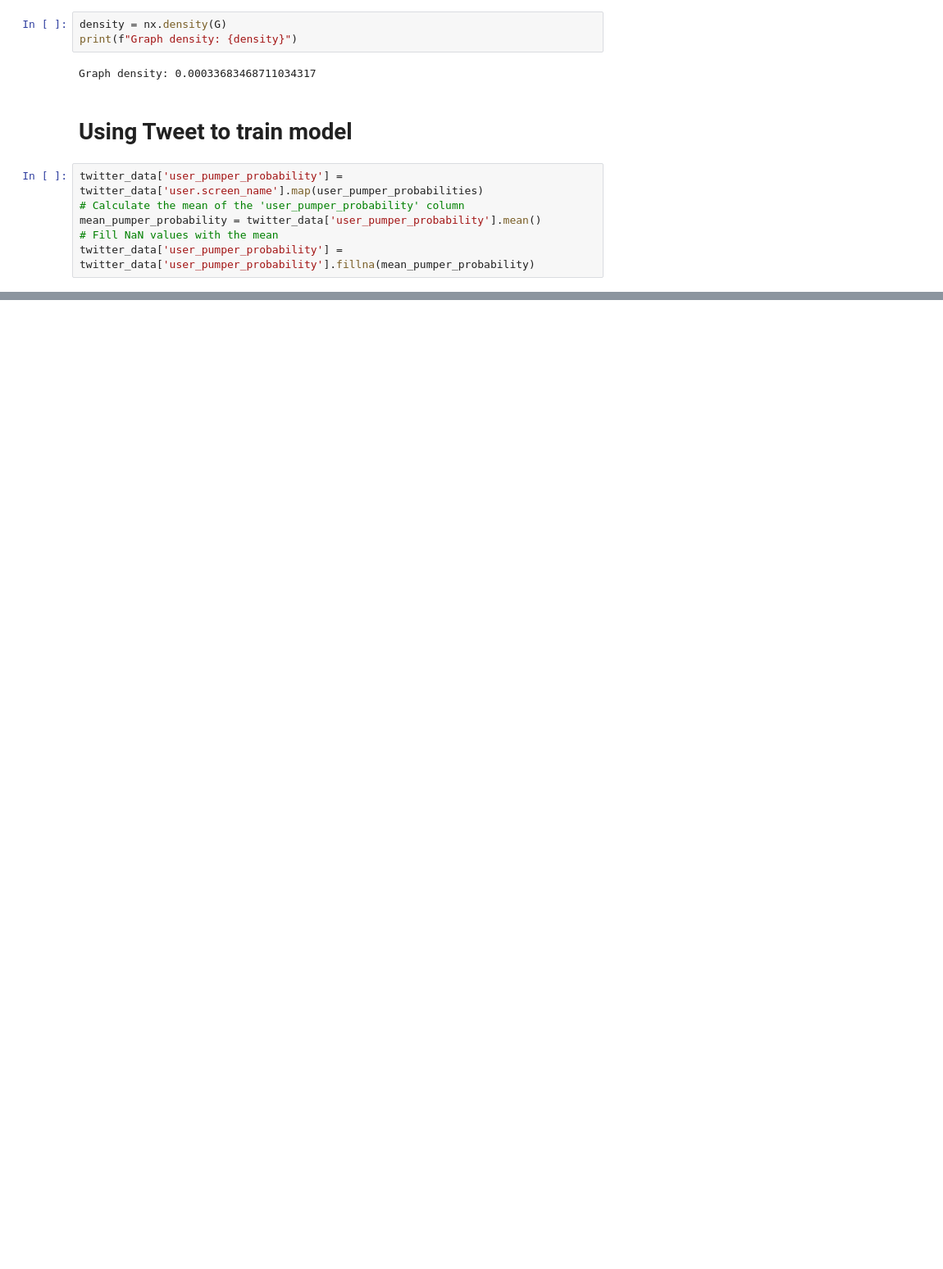
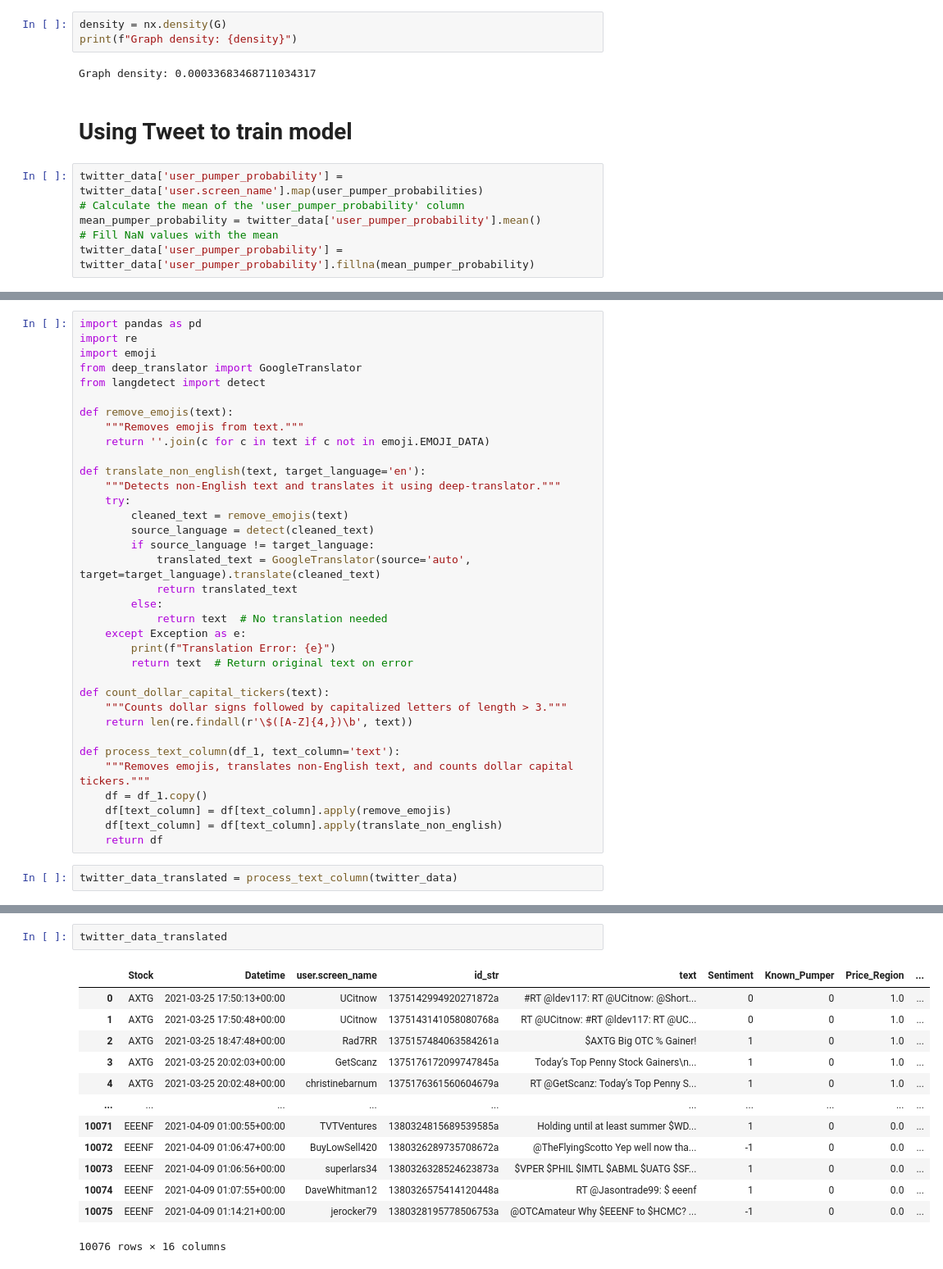
Before and after one commit to DominicCheongChengHung/DSA4263_StockTweets, a Jupyter notebook: New Approach/Creating_probabilistic_pumper.ipynb, the cells around one changed output, grey strips where cells are left out. Shown at 82% size. Drawn from its saved outputs; the diff is of its cells as text; blank space fills up the shorter version.

Commit message:
Translated tweets

```diff
--- a/New Approach/Creating_probabilistic_pumper.ipynb
+++ b/New Approach/Creating_probabilistic_pumper.ipynb
@@ -231,0 +343,37 @@ twitter_data.to_csv(r"C:\Users\limti\PycharmProjects\DSA4263_StockTweets\data\sc
+# %%
+import pandas as pd
+import re
+import emoji
+from deep_translator import GoogleTranslator
+from langdetect import detect
+
+def remove_emojis(text):
+    """Removes emojis from text."""
+    return ''.join(c for c in text if c not in emoji.EMOJI_DATA)
+
+def translate_non_english(text, target_language='en'):
+    """Detects non-English text and translates it using deep-translator."""
+    try:
+        cleaned_text = remove_emojis(text)
+        source_language = detect(cleaned_text)
+        if source_language != target_language:
+            translated_text = GoogleTranslator(source='auto', target=target_language).translate(cleaned_text)
+            return translated_text
+        else:
+            return text  # No translation needed
+    except Exception as e:
+        print(f"Translation Error: {e}")
+        return text  # Return original text on error
+
+def count_dollar_capital_tickers(text):
+    """Counts dollar signs followed by capitalized letters of length > 3."""
+    return len(re.findall(r'\$([A-Z]{4,})\b', text))
+
+def process_text_column(df_1, text_column='text'):
+    """Removes emojis, translates non-English text, and counts dollar capital tickers."""
+    df = df_1.copy()
+    df[text_column] = df[text_column].apply(remove_emojis)
+    df[text_column] = df[text_column].apply(translate_non_english)
+    return df
+# %%
+twitter_data_translated = process_text_column(twitter_data)
@@ -232,3 +389,19 @@ twitter_data.to_csv(r"C:\Users\limti\PycharmProjects\DSA4263_StockTweets\data\sc
+# %%
+twitter_data_translated
+# %% [output]
+|  | Stock | Datetime | user.screen_name | id_str | text | Sentiment | Known_Pumper | Price_Region | ... |
+| 0 | AXTG | 2021-03-25 17:50:13+00:00 | UCitnow | 1375142994920271872a | #RT @ldev117: RT @UCitnow: @Short... | 0 | 0 | 1.0 | ... |
+| 1 | AXTG | 2021-03-25 17:50:48+00:00 | UCitnow | 1375143141058080768a | RT @UCitnow: #RT @ldev117: RT @UC... | 0 | 0 | 1.0 | ... |
+| 2 | AXTG | 2021-03-25 18:47:48+00:00 | Rad7RR | 1375157484063584261a | $AXTG Big OTC % Gainer! | 1 | 0 | 1.0 | ... |
+| 3 | AXTG | 2021-03-25 20:02:03+00:00 | GetScanz | 1375176172099747845a | Today’s Top Penny Stock Gainers\n... | 1 | 0 | 1.0 | ... |
+| 4 | AXTG | 2021-03-25 20:02:48+00:00 | christinebarnum | 1375176361560604679a | RT @GetScanz: Today’s Top Penny S... | 1 | 0 | 1.0 | ... |
+| ... | ... | ... | ... | ... | ... | ... | ... | ... | ... |
+| 10071 | EEENF | 2021-04-09 01:00:55+00:00 | TVTVentures | 1380324815689539585a | Holding until at least summer $WD... | 1 | 0 | 0.0 | ... |
+| 10072 | EEENF | 2021-04-09 01:06:47+00:00 | BuyLowSell420 | 1380326289735708672a | @TheFlyingScotto Yep well now tha... | -1 | 0 | 0.0 | ... |
+| 10073 | EEENF | 2021-04-09 01:06:56+00:00 | superlars34 | 1380326328524623873a | $VPER $PHIL $IMTL $ABML $UATG $SF... | 1 | 0 | 0.0 | ... |
+| 10074 | EEENF | 2021-04-09 01:07:55+00:00 | DaveWhitman12 | 1380326575414120448a | RT @Jasontrade99: $ eeenf | 1 | 0 | 0.0 | ... |
+| 10075 | EEENF | 2021-04-09 01:14:21+00:00 | jerocker79 | 1380328195778506753a | @OTCAmateur Why $EEENF to $HCMC? ... | -1 | 0 | 0.0 | ... |
+10076 rows × 16 columns
 # %%
 import pandas as pd
 import re
```
Also changed, not shown: parts of 29 cells of this notebook, 1 other file.
